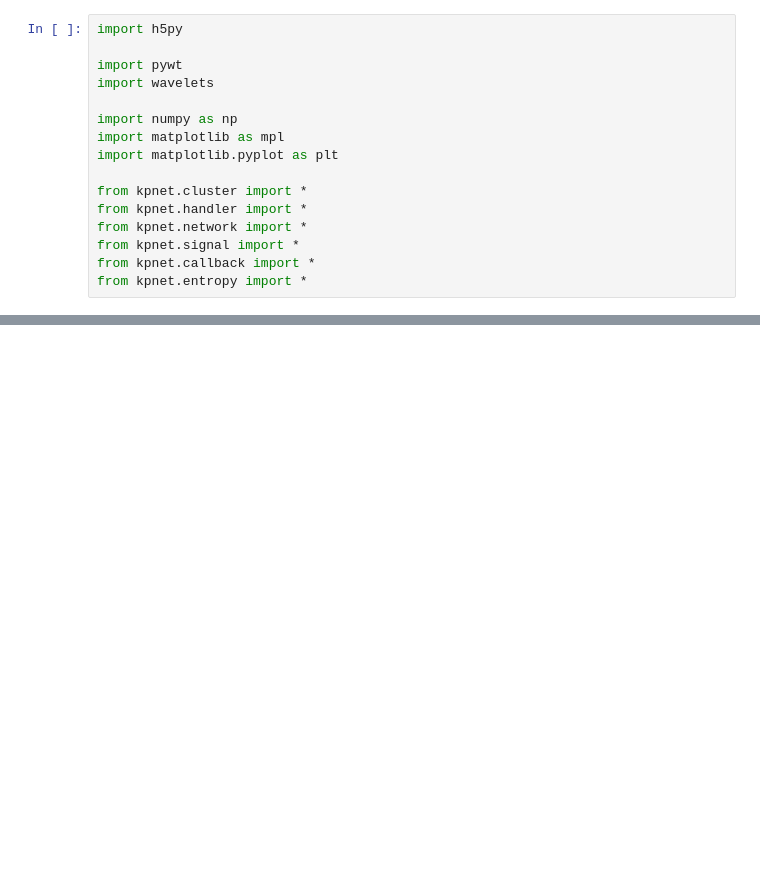
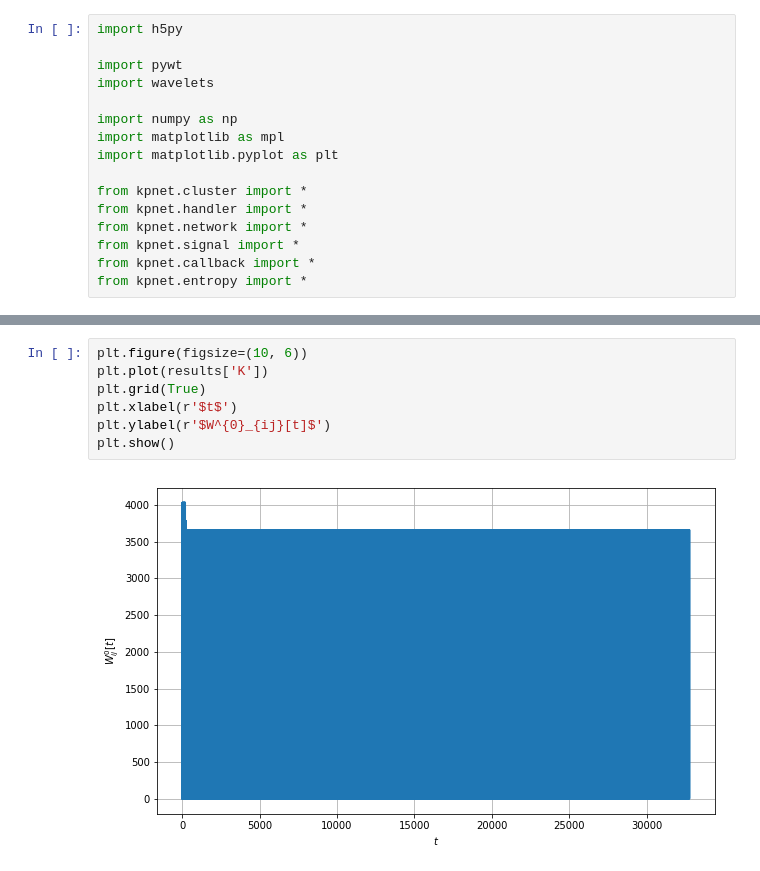
Before and after one commit to dkaravaev/neurodyn, a Jupyter notebook: PlotRegime.ipynb, the cells around one changed output, grey strips where cells are left out. Drawn from its saved outputs; the diff is of its cells as text; blank space fills up the shorter version.

```diff
--- a/PlotRegime.ipynb
+++ b/PlotRegime.ipynb
@@ -40,3 +68,12 @@ plt.show()
+# %%
+plt.figure(figsize=(10, 6))
+plt.plot(results['K'])
+plt.grid(True)
+plt.xlabel(r'$t$')
+plt.ylabel(r'$W^{0}_{ij}[t]$')
+plt.show()
+# %% [output]
+[figure, added]
 # %%
 W = h5py.File('data/hfd5/period1.hfd5', 'r')['W']
 plt.figure(figsize=(10, 6))
```
Also changed, not shown: parts of 7 cells of this notebook, 1 other file.
